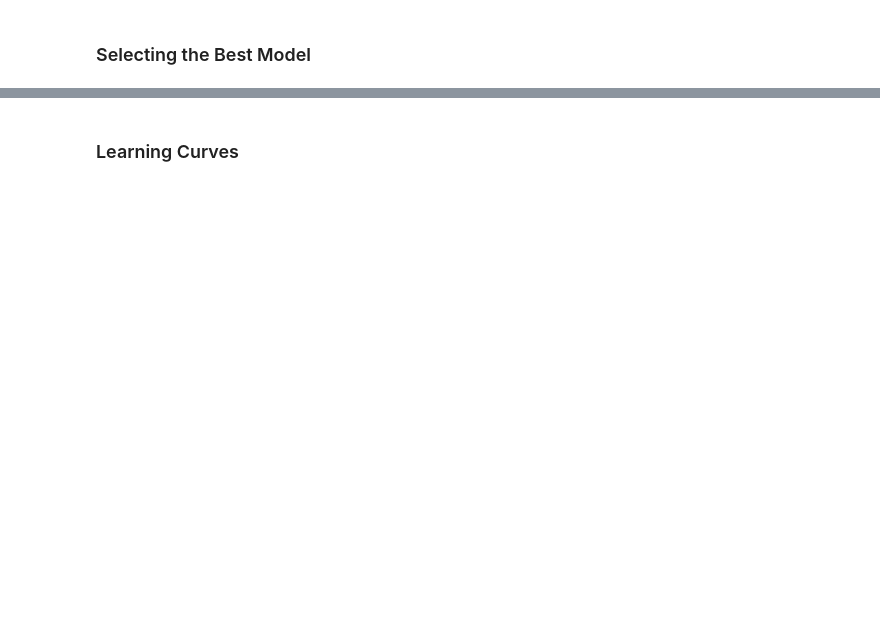
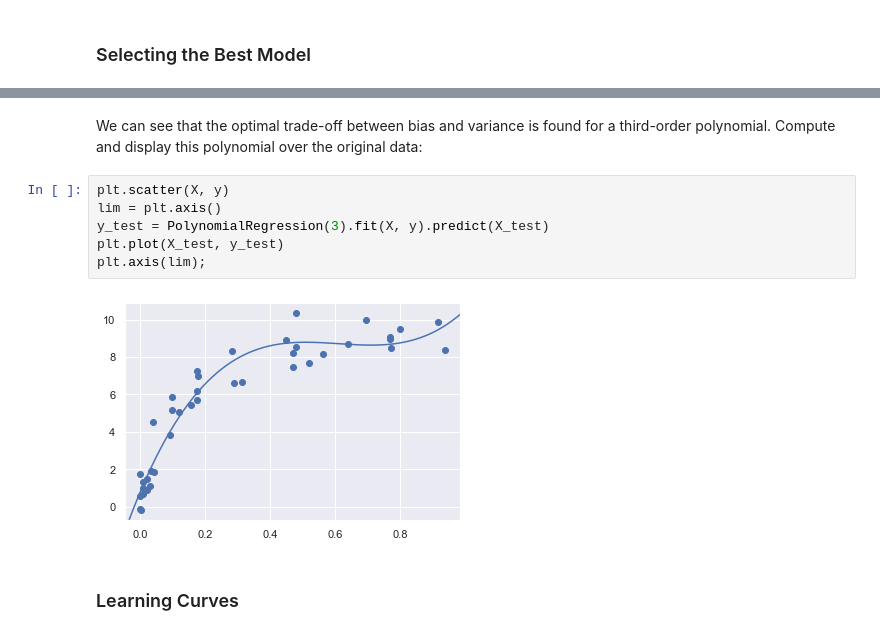
Before and after one commit to taylordunn/python-data-science-handbook, a Jupyter notebook: chapter5/chapter5.ipynb, the cells around one changed output, grey strips where cells are left out. Cells and saved outputs as stored; diff of their text form; blank space fills up the shorter version.

```diff
--- a/chapter5/chapter5.ipynb
+++ b/chapter5/chapter5.ipynb
@@ -295,2 +453,13 @@ for i, ax in enumerate(axes.flat):
+# %% [markdown]
+We can see that the optimal trade-off between bias and variance is found for a third-order polynomial.
+Compute and display this polynomial over the original data:
+# %%
+plt.scatter(X, y)
+lim = plt.axis()
+y_test = PolynomialRegression(3).fit(X, y).predict(X_test)
+plt.plot(X_test, y_test)
+plt.axis(lim);
+# %% [output]
+[figure, added]
 # %% [markdown]
 ### Learning Curves
```
Also changed, not shown: parts of 29 cells of this notebook.
